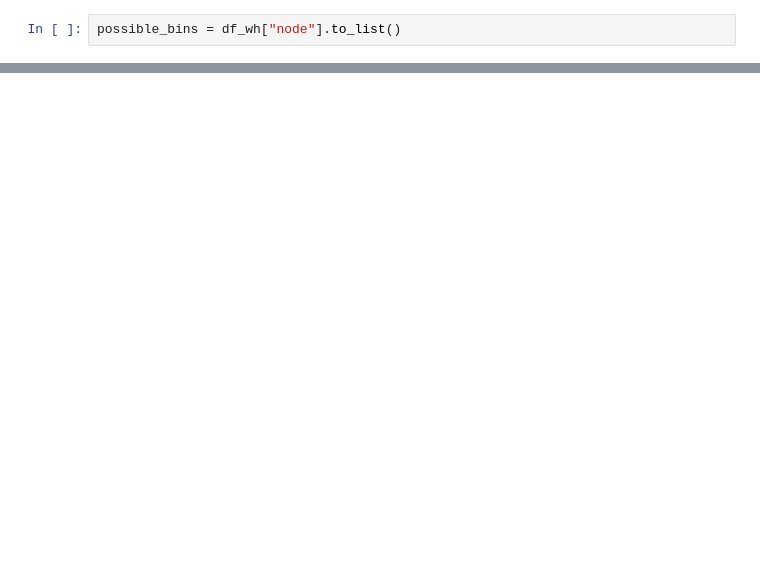
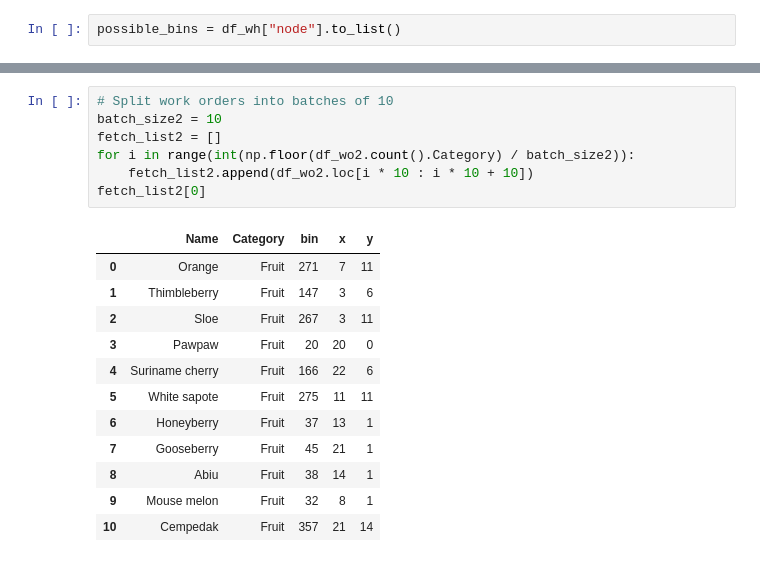
Before and after one commit to coleandreoli/warehouseTSP, a Jupyter notebook: warehouse_data.ipynb, the cells around one changed output, grey strips where cells are left out. Drawn from its saved outputs; the diff is of its cells as text; blank space fills up the shorter version.

```diff
--- a/warehouse_data.ipynb
+++ b/warehouse_data.ipynb
@@ -315,0 +387,20 @@ possible_bins = df_wh["node"].to_list()
+# %%
+# Split work orders into batches of 10
+batch_size2 = 10
+fetch_list2 = []
+for i in range(int(np.floor(df_wo2.count().Category) / batch_size2)):
+    fetch_list2.append(df_wo2.loc[i * 10 : i * 10 + 10])
+fetch_list2[0]
+# %% [output]
+|  | Name | Category | bin | x | y |
+| 0 | Orange | Fruit | 271 | 7 | 11 |
+| 1 | Thimbleberry | Fruit | 147 | 3 | 6 |
+| 2 | Sloe | Fruit | 267 | 3 | 11 |
+| 3 | Pawpaw | Fruit | 20 | 20 | 0 |
+| 4 | Suriname cherry | Fruit | 166 | 22 | 6 |
+| 5 | White sapote | Fruit | 275 | 11 | 11 |
+| 6 | Honeyberry | Fruit | 37 | 13 | 1 |
+| 7 | Gooseberry | Fruit | 45 | 21 | 1 |
+| 8 | Abiu | Fruit | 38 | 14 | 1 |
+| 9 | Mouse melon | Fruit | 32 | 8 | 1 |
+| 10 | Cempedak | Fruit | 357 | 21 | 14 |
```
Also changed, not shown: parts of 21 cells of this notebook, 4 other files.
